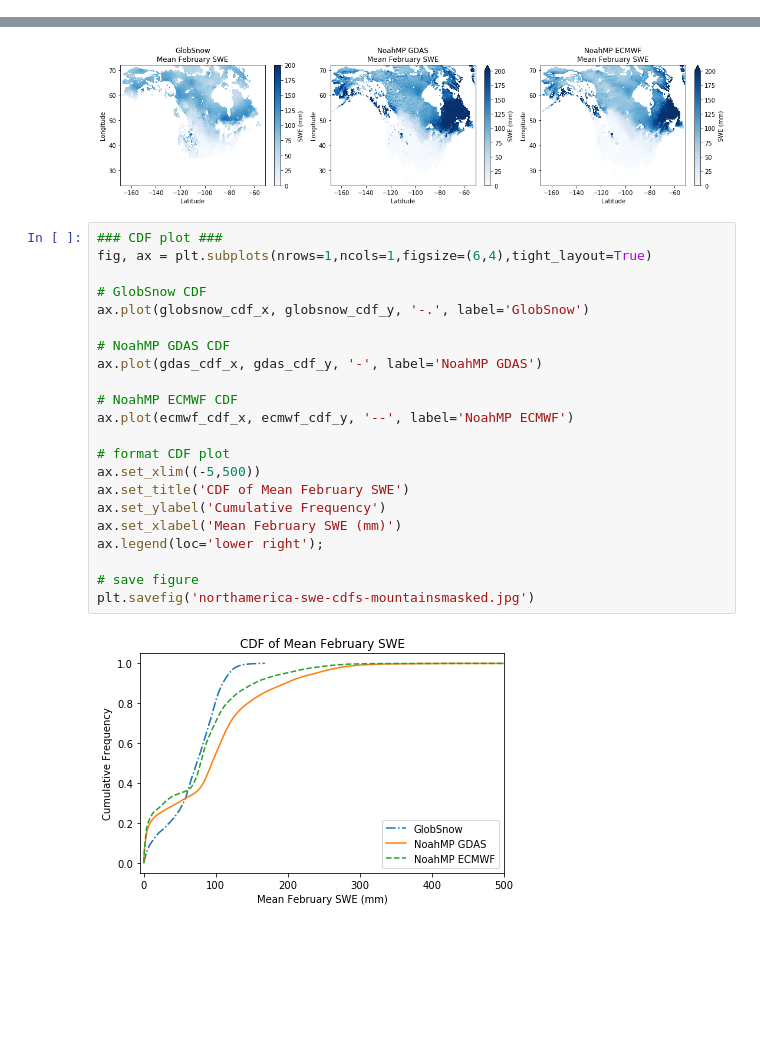
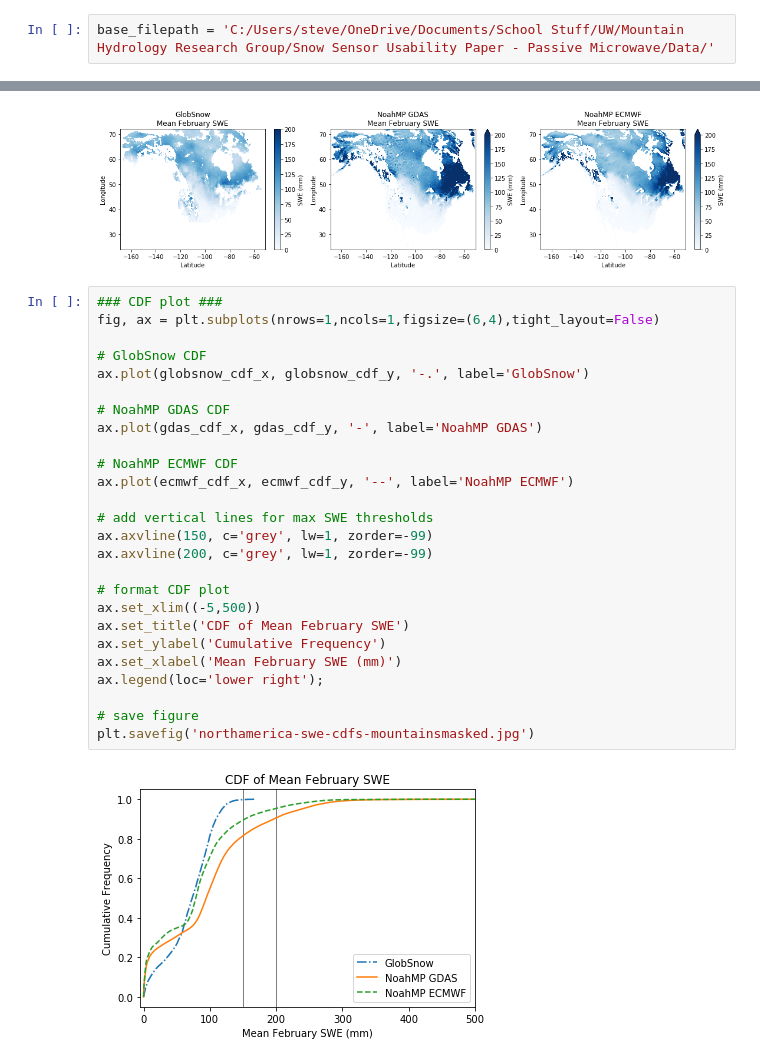
Before and after one commit to spestana/ssum, a Jupyter notebook: northamerica-swe-plots.ipynb, the cells around one changed output, grey strips where cells are left out. Cells and saved outputs as stored; diff of their text form; blank space fills up the shorter version.

```diff
--- a/northamerica-swe-plots.ipynb
+++ b/northamerica-swe-plots.ipynb
@@ -58,3 +56,5 @@ base_filepath = 'Data/'
+# %%
+base_filepath = 'C:/Users/steve/OneDrive/Documents/School Stuff/UW/Mountain Hydrology Research Group/Snow Sensor Usability Paper - Passive Microwave/Data/'
 # %% [markdown]
 ---
 # %% [markdown]
@@ -166,25 +166,29 @@ plt.savefig('northamerica-swe-maps-mountainsmasked.jpg')
 [figure]
 # %%
 ### CDF plot ###
-fig, ax = plt.subplots(nrows=1,ncols=1,figsize=(6,4),tight_layout=True)
+fig, ax = plt.subplots(nrows=1,ncols=1,figsize=(6,4),tight_layout=False)
 
 # GlobSnow CDF
 ax.plot(globsnow_cdf_x, globsnow_cdf_y, '-.', label='GlobSnow')
 
 # NoahMP GDAS CDF
 ax.plot(gdas_cdf_x, gdas_cdf_y, '-', label='NoahMP GDAS')
 
 # NoahMP ECMWF CDF
 ax.plot(ecmwf_cdf_x, ecmwf_cdf_y, '--', label='NoahMP ECMWF')
 
+# add vertical lines for max SWE thresholds
+ax.axvline(150, c='grey', lw=1, zorder=-99)
+ax.axvline(200, c='grey', lw=1, zorder=-99)
+
 # format CDF plot
 ax.set_xlim((-5,500))
 ax.set_title('CDF of Mean February SWE')
 ax.set_ylabel('Cumulative Frequency')
 ax.set_xlabel('Mean February SWE (mm)')
 ax.legend(loc='lower right');
 
 # save figure
 plt.savefig('northamerica-swe-cdfs-mountainsmasked.jpg')
 # %% [output]
-[figure, old version]
+[figure, new version]
```
Also changed, not shown: parts of 1 cell of this notebook, 4 other files.
